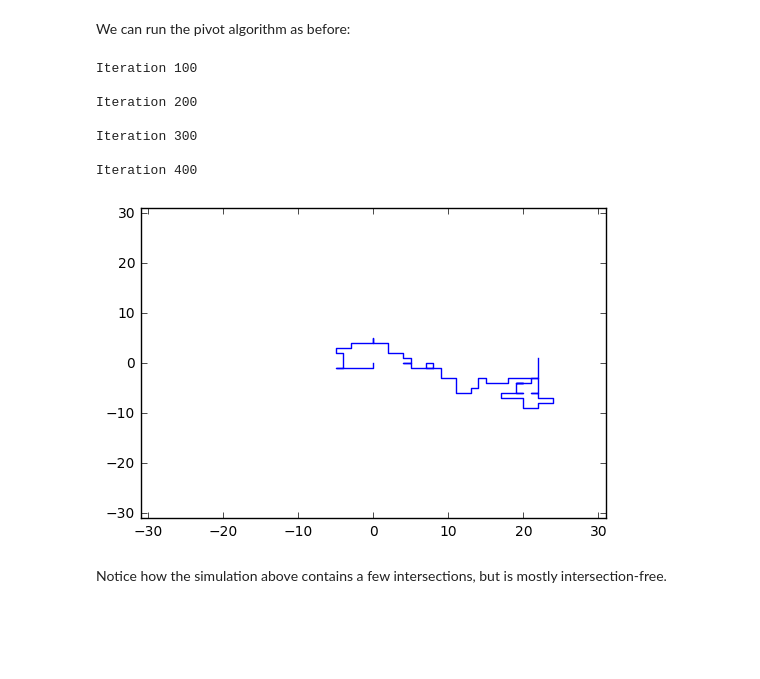
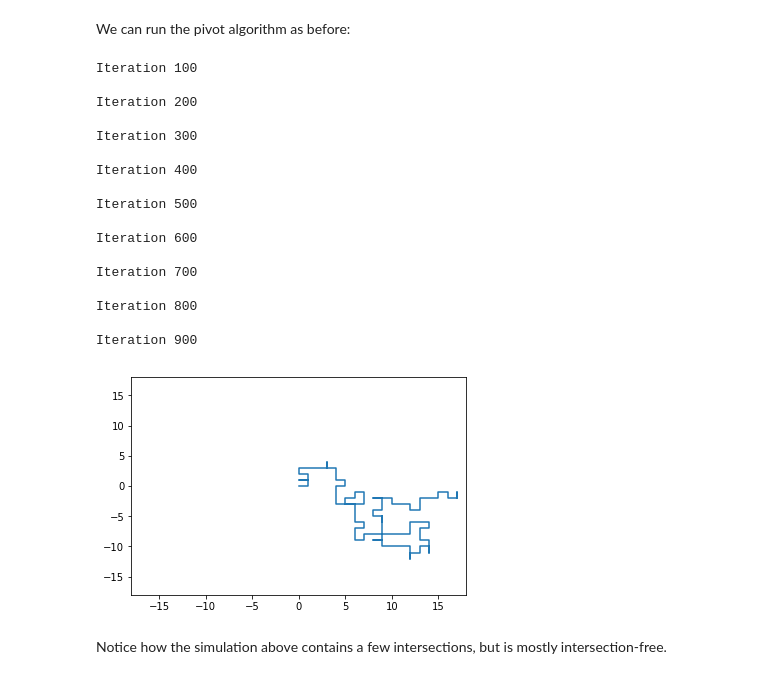
Before and after one commit to bencwallace/saw, a Jupyter notebook: saw-simulation.ipynb, the cells around one changed output. Saved outputs shown, nothing was run; the diff lists cells and outputs as text; code cells hidden in the pictures; blank space fills up the shorter version.

```diff
--- a/saw-simulation.ipynb
+++ b/saw-simulation.ipynb
@@ -147,11 +148,11 @@ $$r(\omega, \omega') \ge 1 \Leftrightarrow I(\omega') \le I(\omega).$$
 # %% [markdown]
 To construct a weak self-avoiding walk `w` with 100 steps and $g = 1$, run:
 # %%
-w = saw.saw(100, energy='weak', params=[1])
+w = polymer(100, species='weak', repulsion=1)
 # %% [markdown]
 We can run the pivot algorithm as before:
 # %%
-w.mix(500)
+w = mix(w, 1000)
 # %% [output]
 Iteration 100
 
@@ -160,10 +161,20 @@ Iteration 200
 Iteration 300
 
 Iteration 400
+
+Iteration 500
+
+Iteration 600
+
+Iteration 700
+
+Iteration 800
+
+Iteration 900
-# %%
-saw.plotwalk(w, '-')
-# %% [output]
-[figure, removed]
+# %%
+plotwalk(w, '-', adjust=True)
+# %% [output]
+[figure, added]
 # %% [markdown]
 Notice how the simulation above contains a few intersections, but is mostly intersection-free.
 # %% [markdown]
```
Also changed, not shown: parts of 18 cells of this notebook, 1 other file.
